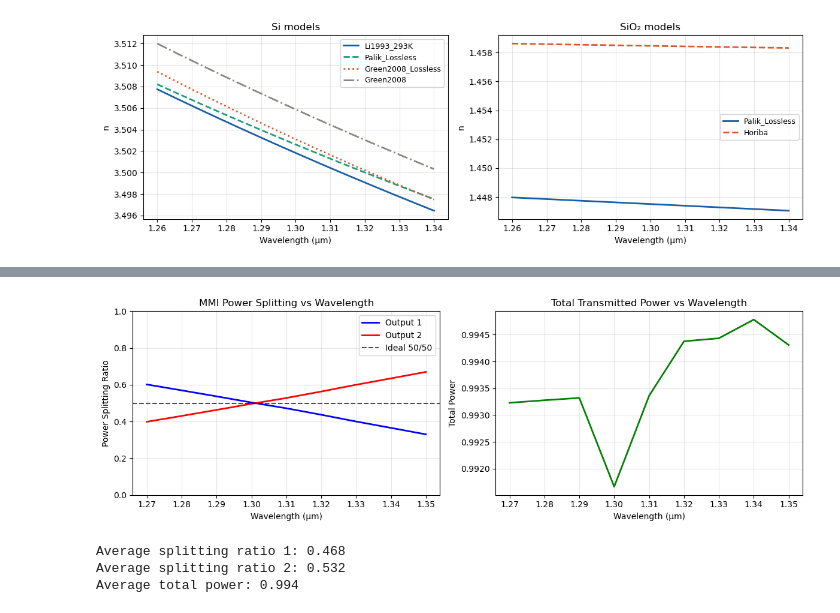
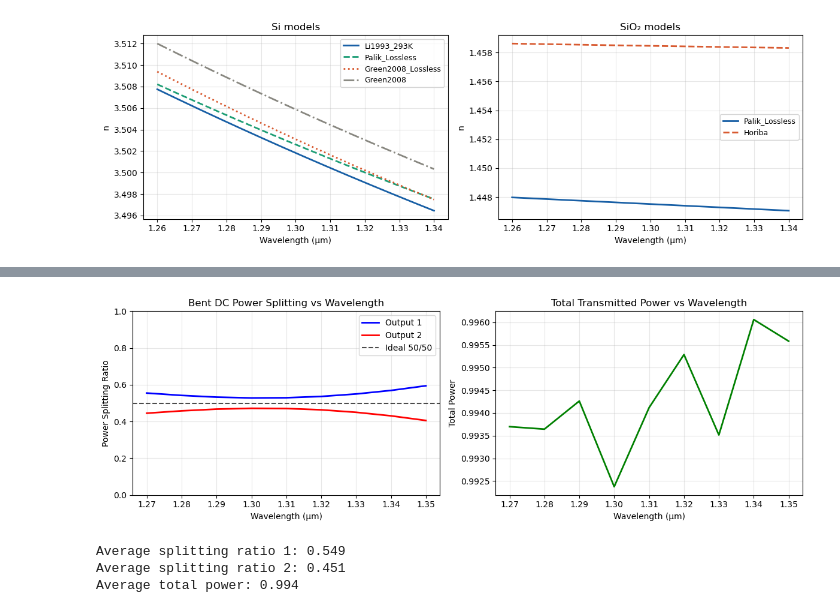
Before and after one commit to angelPappas/photonic_skill_project, a Jupyter notebook: 6_bend_dc_Tidy3D/bent_dc.ipynb, the cells around one changed output, grey strips where cells are left out. Saved outputs shown, nothing was run; the diff lists cells and outputs as text; code cells hidden in the pictures.

```diff
--- a/6_bend_dc_Tidy3D/bent_dc.ipynb
+++ b/6_bend_dc_Tidy3D/bent_dc.ipynb
@@ -66,10 +68,6 @@ plt.show()
 # This cell contains all the geometry, sources, monitors, and simulation creation
 
 # MMI power splitter dimensions.
-w_wg = 0.38  # Waveguide width (um).
-h_si = 0.22  # Silicon layer height (um).
-gap = 0.1  # Gap between output waveguides (um).
-
-# S-bend parameters.
-s_bend_offset = 1.0  # Lateral offset for S-bends (um).
-s_bend_length = 10.0  # Length of S-bend section (um).
+W_WG = 0.38  # Waveguide width (um).
+H_SI = 0.22  # Silicon layer height (um).
+GAP = 0.1  # Gap between output waveguides (um).
@@ -291,13 +233,11 @@ s_bend_offset = 2 * s_bend_radius * (1 - np.cos(theta))
 print(f"Calculated s-bend offset: {s_bend_offset:.2f} μm")
 s_bend_offset = 2.5
 
-geometry_up, geometry_down, x_end_up, y_end_up, x_end_down, y_end_down = make_bent_dc_shape(
-    R_inner=R_inner, theta_deg=theta_deg,
-    w_wg=w_wg, gap=gap, s_bend_length=s_bend_length, s_bend_offset=s_bend_offset)
+mmi_structures, end_points = make_bent_dc_structures(
+    R_inner=R_inner, theta_deg=theta_deg, s_bend_length=s_bend_length, s_bend_offset=s_bend_offset)
 
-# Turning geometry to structure
-mmi_structure_up = td.Structure(geometry=geometry_up, medium=mat_si)
-mmi_structure_down = td.Structure(geometry=geometry_down, medium=mat_si)
-ax = mmi_structure_up.plot(z=0)
+mmi_structures[0].plot(z=0)
+mmi_structures[1].plot(z=0)
+plt.show()
 # %% [output]
 Calculated s-bend offset: 10.00 μm
@@ -452,0 +447,10 @@ plt.show()
+# %%
+sim = make_simulation(
+    R_inner=25.82,
+    theta_deg=22.94,
+    s_bend_length=7.366,
+    s_bend_offset=2.634,
+    R_outer=8.977
+)
+job = web.Job(simulation=sim, task_name="Bent DC Final Simulation")
+sim_data = job.run(path = "final_simulation_data.hdf5")
@@ -470,35 +495,35 @@ splitting_ratio_2 = np.array(splitting_ratio_2)
 total_power = np.array(total_power)
 
 # Create comprehensive analysis plots
 fig, (ax1, ax2) = plt.subplots(1, 2, figsize=(12, 4))
 
 # Power splitting vs wavelength
 ax1.plot(wavelengths, splitting_ratio_1, "b-", label="Output 1", linewidth=2)
 ax1.plot(wavelengths, splitting_ratio_2, "r-", label="Output 2", linewidth=2)
 ax1.axhline(y=0.5, color="k", linestyle="--", alpha=0.7, label="Ideal 50/50")
 ax1.set_xlabel("Wavelength (μm)")
 ax1.set_ylabel("Power Splitting Ratio")
-ax1.set_title("MMI Power Splitting vs Wavelength")
+ax1.set_title("Bent DC Power Splitting vs Wavelength")
 ax1.set_ylim(0, 1)
 ax1.legend()
 ax1.grid(True, alpha=0.3)
 
 # Total power vs wavelength
 ax2.plot(wavelengths, total_power, "g-", linewidth=2)
 ax2.set_xlabel("Wavelength (μm)")
 ax2.set_ylabel("Total Power")
 ax2.set_title("Total Transmitted Power vs Wavelength")
 ax2.grid(True, alpha=0.3)
 
 plt.tight_layout()
 plt.show()
 
 # Print key performance metrics
 print(f"Average splitting ratio 1: {splitting_ratio_1.mean():.3f}")
 print(f"Average splitting ratio 2: {splitting_ratio_2.mean():.3f}")
 print(f"Average total power: {total_power.mean():.3f}")
 # %% [output]
-[figure, old version]
+[figure, new version]
-Average splitting ratio 1: 0.468
-Average splitting ratio 2: 0.532
+Average splitting ratio 1: 0.549
+Average splitting ratio 2: 0.451
 Average total power: 0.994
```
Also changed, not shown: parts of 26 cells of this notebook, 2 other files.
